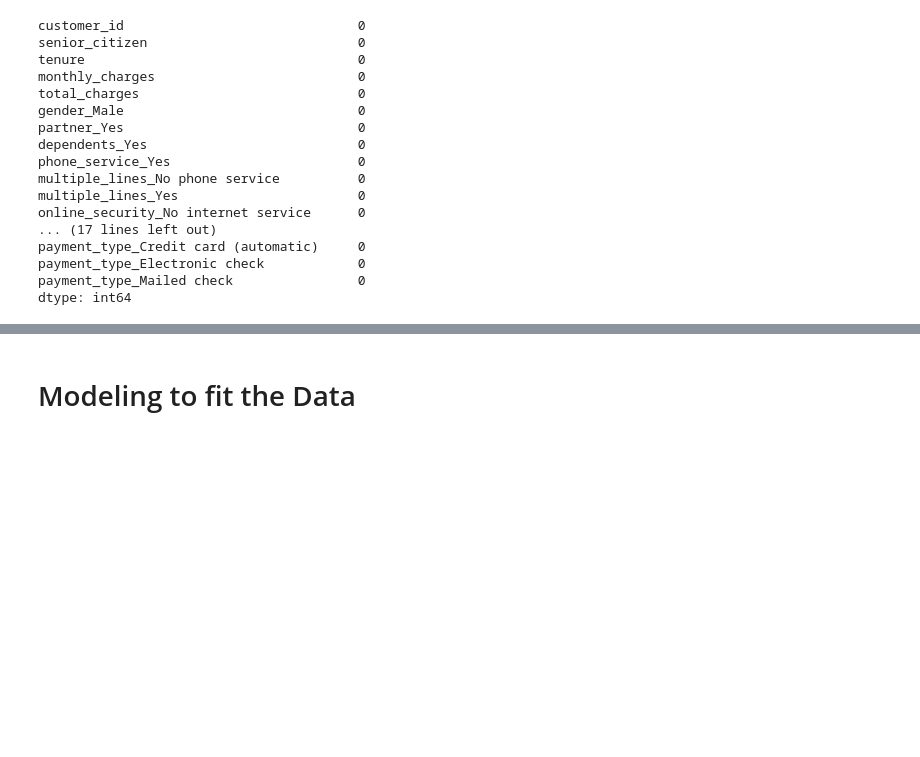
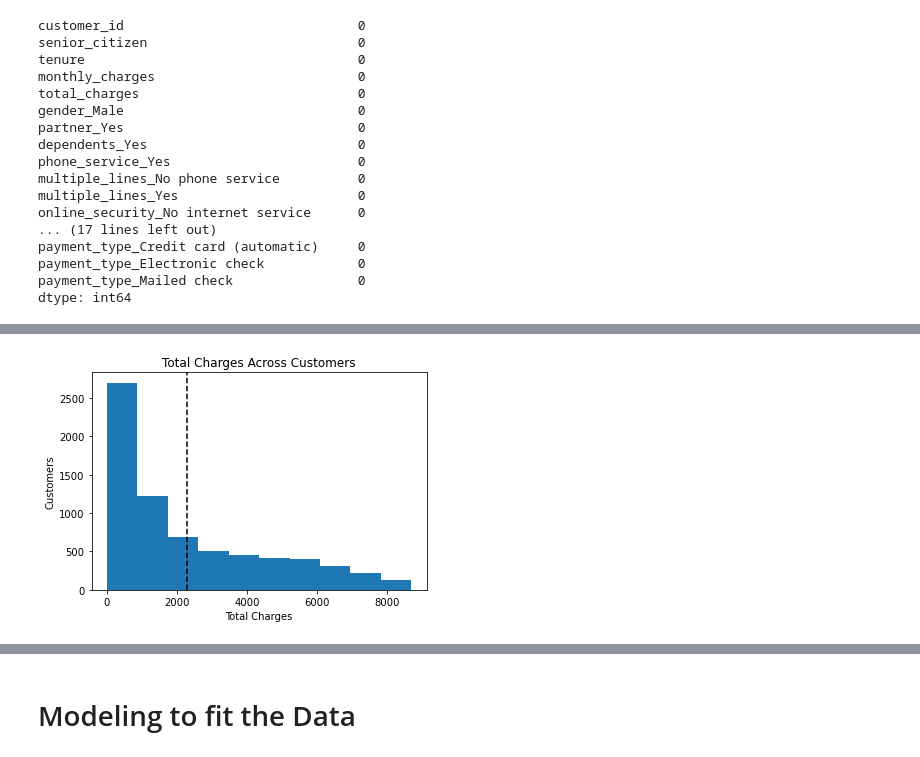
Before and after one commit to BraedenWright/classification-project, a Jupyter notebook: working_telco_report.ipynb, the cells around one changed output, grey strips where cells are left out. Drawn from its saved outputs; the diff is of its cells as text; code cells hidden in the pictures; blank space fills up the shorter version.

```diff
--- a/working_telco_report.ipynb
+++ b/working_telco_report.ipynb
@@ -162,0 +213,9 @@ train.shape, validate.shape, test.shape
+# %%
+plt.title('Total Charges Across Customers')
+plt.hist(x='total_charges', data=df)
+plt.xlabel('Total Charges')
+plt.ylabel('Customers')
+plt.axvline(x=df['total_charges'].mean(), color='k', linestyle='dashed')
+plt.show()
+# %% [output]
+[figure, added]
```
Also changed, not shown: parts of 21 cells of this notebook.
